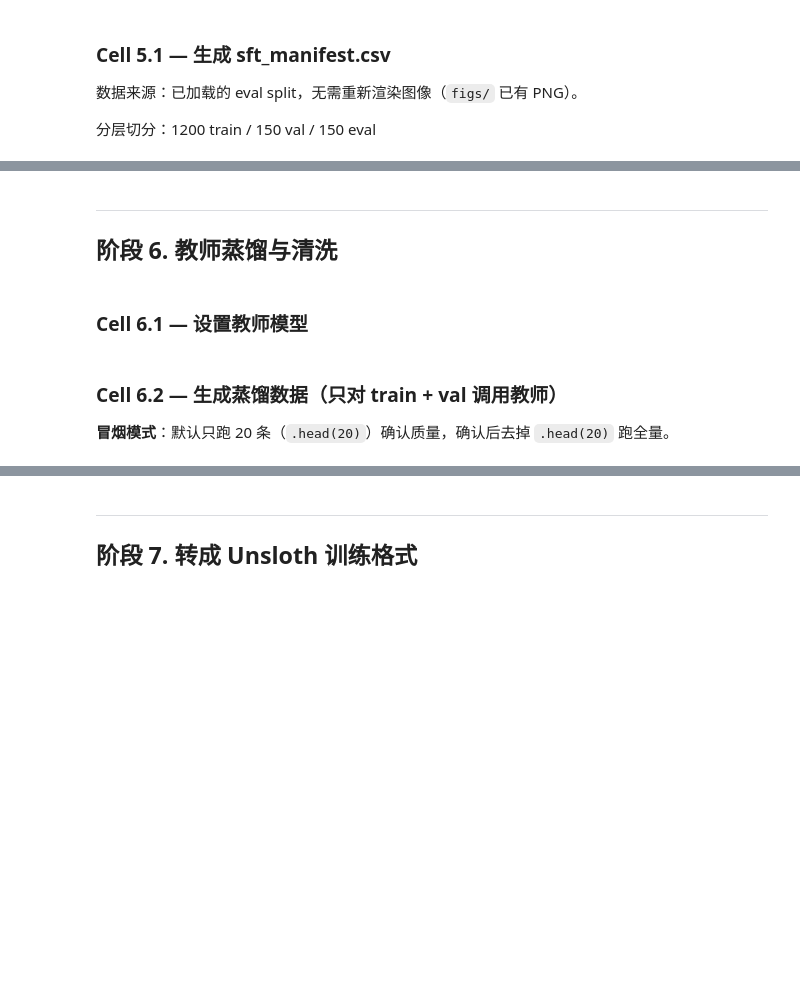
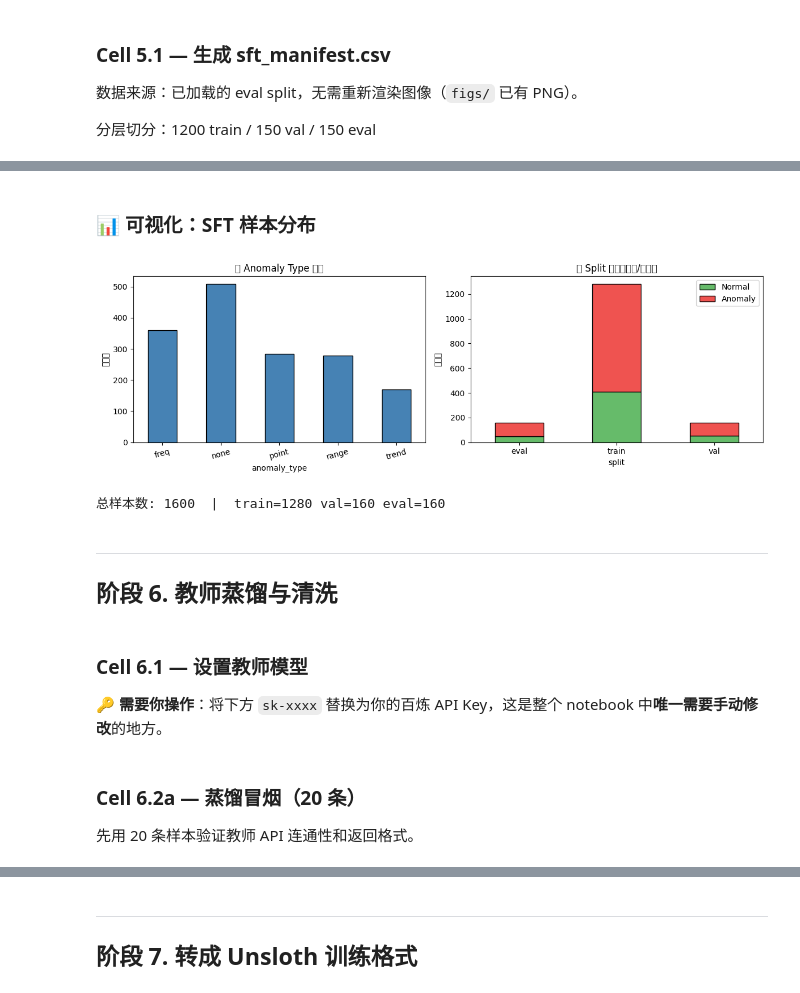
Before and after one commit to xiaty04/sft_anomaly, a Jupyter notebook: tsad_sft_pipeline.ipynb, the cells around one changed output, grey strips where cells are left out. Cells and saved outputs as stored; diff of their text form; code cells hidden in the pictures; blank space fills up the shorter version.

```diff
--- a/tsad_sft_pipeline.ipynb
+++ b/tsad_sft_pipeline.ipynb
@@ -276,7 +522,41 @@ print(manifest.groupby(["split","label"]).size())
+# %% [markdown]
+### 📊 可视化：SFT 样本分布
+# %%
+import pandas as pd, matplotlib.pyplot as plt
+
+manifest = pd.read_csv("/content/tsad_runtime/sft/sft_manifest.csv")
+
+fig, axes = plt.subplots(1, 2, figsize=(12, 4))
+
+# 左：按 anomaly_type 分布
+type_counts = manifest["anomaly_type"].value_counts().sort_index()
+type_counts.plot.bar(ax=axes[0], color="steelblue", edgecolor="black")
+axes[0].set_title("按 Anomaly Type 分布")
+axes[0].set_ylabel("样本数")
+axes[0].tick_params(axis="x", rotation=15)
+
+# 右：按 split 分布（stacked by label）
+split_label = manifest.groupby(["split", "label"]).size().unstack("label", fill_value=0)
+split_label.columns = ["Normal", "Anomaly"]
+split_label.plot.bar(ax=axes[1], stacked=True, color=["#66BB6A", "#EF5350"], edgecolor="black")
+axes[1].set_title("按 Split 分布（正常/异常）")
+axes[1].set_ylabel("样本数")
+axes[1].tick_params(axis="x", rotation=0)
+axes[1].legend()
+
+fig.tight_layout()
+plt.show()
+print(f"总样本数: {len(manifest)}  |  train={len(manifest[manifest.split=='train'])} "
+      f"val={len(manifest[manifest.split=='val'])} eval={len(manifest[manifest.split=='eval'])}")
+# %% [output]
+[figure, added]
+总样本数: 1600  |  train=1280 val=160 eval=160
 # %% [markdown]
 ---
 ## 阶段 6. 教师蒸馏与清洗
 # %% [markdown]
 ### Cell 6.1 — 设置教师模型
+
+**🔑 需要你操作**：将下方 `sk-xxxx` 替换为你的百炼 API Key，这是整个 notebook 中**唯一需要手动修改**的地方。
 # %%
 import os
@@ -284,10 +564,10 @@ os.environ["DASHSCOPE_API_KEY"] = "sk-xxxx"  # ⚠️ 修改此处：替换为
 
 TEACHER_MODEL = "qwen3.5-plus"
 TEACHER_TEMPERATURE = 0.2
-# %% [markdown]
-### Cell 6.2 — 生成蒸馏数据（只对 train + val 调用教师）
-
-**冒烟模式**：默认只跑 20 条（`.head(20)`）确认质量，确认后去掉 `.head(20)` 跑全量。
+# %% [markdown]
+### Cell 6.2a — 蒸馏冒烟（20 条）
+
+先用 20 条样本验证教师 API 连通性和返回格式。
 # %%
 import base64, json, pandas as pd
 from openai import OpenAI
```
Also changed, not shown: parts of 55 cells of this notebook, 4 other files.
